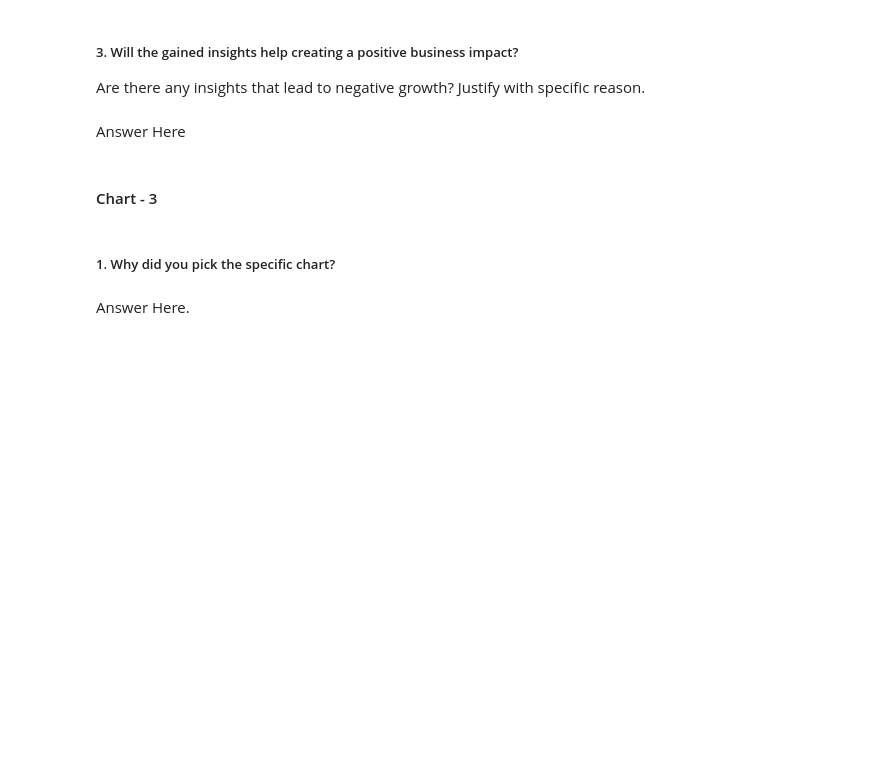
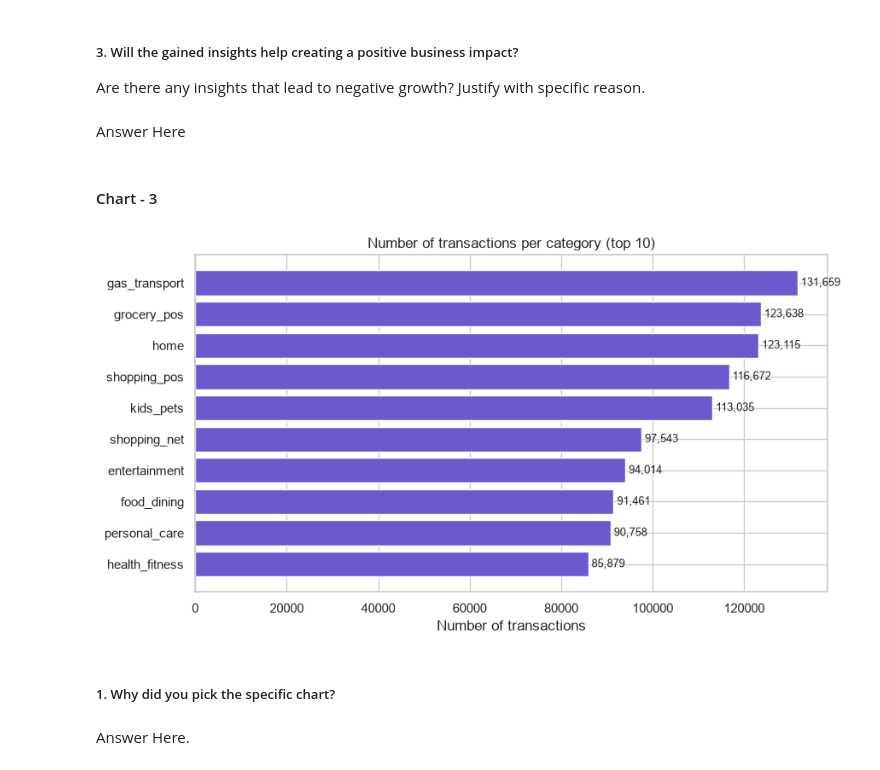
Before and after one commit to adamaneeqaqwathka-arch/Expense_Anamoly_Tracker, a Jupyter notebook: Sample_ML_Submission_Template-2.ipynb, the cells around one changed output. Drawn from its saved outputs; the diff is of its cells as text; code cells hidden in the pictures; blank space fills up the shorter version.

```diff
--- a/Sample_ML_Submission_Template-2.ipynb
+++ b/Sample_ML_Submission_Template-2.ipynb
@@ -555,3 +987,15 @@ Answer Here
+# %%
+# Chart 3 (Univariate): transactions per category (top 10)
+counts = viz[COL_CATEGORY].value_counts().head(10).sort_values()
+fig, ax = plt.subplots(figsize=(9, 5))
+ax.barh(counts.index.astype(str), counts.values, color="slateblue")
+ax.set_title("Number of transactions per category (top 10)")
+ax.set_xlabel("Number of transactions")
+for y, v in enumerate(counts.values):
+    ax.text(v, y, f" {v:,}", va="center", fontsize=9)
+plt.tight_layout(); plt.show()
+# %% [output]
+[figure, added]
 # %% [markdown]
 ##### 1. Why did you pick the specific chart?
 # %% [markdown]
```
Also changed, not shown: parts of 39 cells of this notebook, 1 other file.
